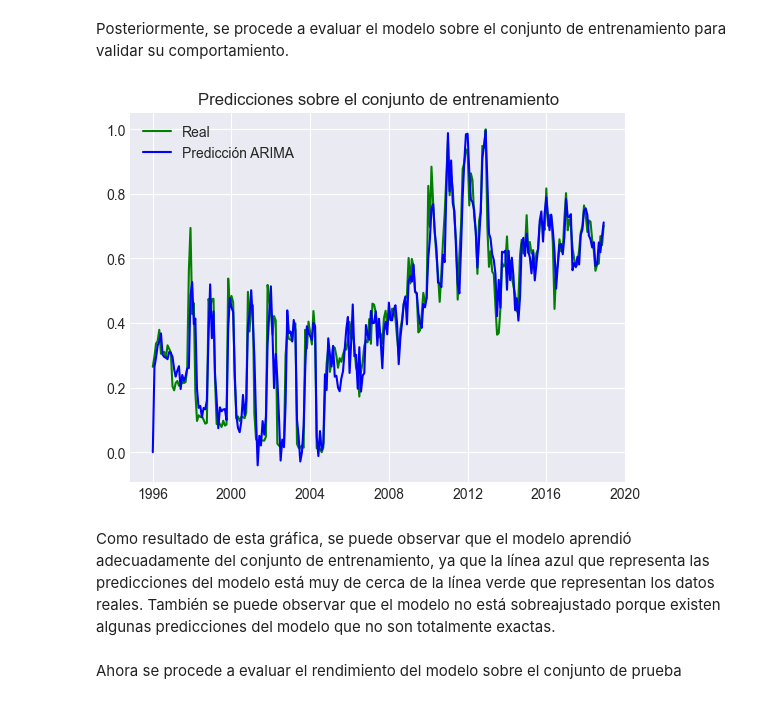
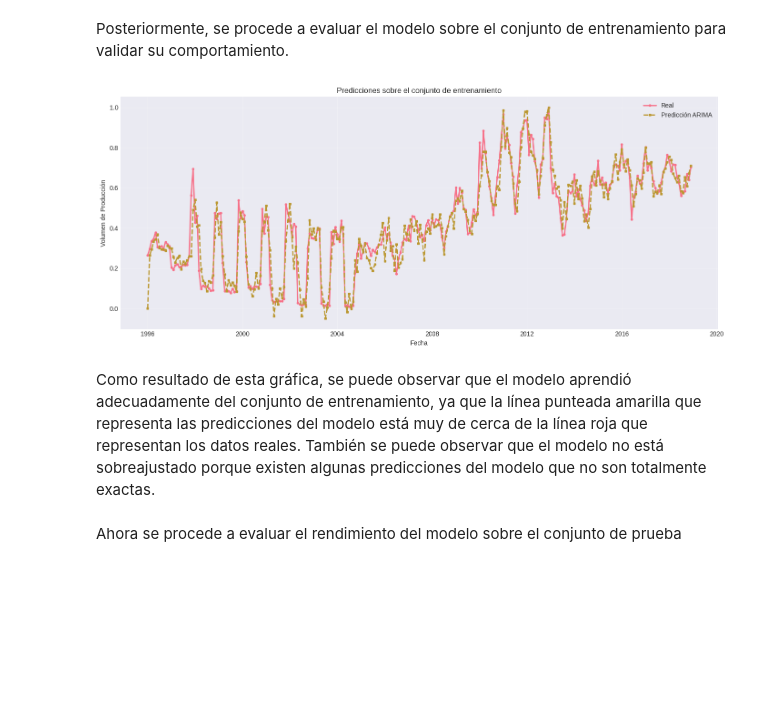
Before and after one commit to juan-pablo-lopez/tc5035-ene26-equipo29, a Jupyter notebook: Avance4.Equipo29.ipynb, the cells around one changed output. Drawn from its saved outputs; the diff is of its cells as text; code cells hidden in the pictures; blank space fills up the shorter version.

Commit message:
SARIMAX_final_model
Se vuelve a tunear el modelo SARIMAX, además de que se agregaron referencias, se estandarizaron todas las gráficas y se incluyó la tabla con los tiempos

```diff
--- a/Avance4.Equipo29.ipynb
+++ b/Avance4.Equipo29.ipynb
@@ -630,15 +627,20 @@ En cuanto a la gráfica de densidad de residuos se puede observar que está corr
 Posteriormente, se procede a evaluar el modelo sobre el conjunto de entrenamiento para validar su comportamiento.
 # %%
 # Comparación gráfica entre el modelo entrenado y los datos reales sobre el conjunto de entrenamiento
-plt.plot(y_train, label = 'Real', color = 'green')
-plt.plot(arima_model.fittedvalues, label = 'Predicción ARIMA', color = 'blue')
-plt.legend()
-plt.title("Predicciones sobre el conjunto de entrenamiento")
+fig, ax = plt.subplots(figsize=(14, 6))
+ax.plot(y_train, label='Real', linewidth=2, marker='o', markersize=3)
+ax.plot(arima_model.fittedvalues, label='Predicción ARIMA', linewidth=2, linestyle='--', marker='s', markersize=3)
+ax.set_xlabel('Fecha')
+ax.set_ylabel('Volumen de Producción')
+ax.set_title('Predicciones sobre el conjunto de entrenamiento')
+ax.legend()
+ax.grid(True, alpha=0.3)
+plt.tight_layout()
 plt.show()
 # %% [output]
-[figure, old version]
+[figure, new version]
 # %% [markdown]
-Como resultado de esta gráfica, se puede observar que el modelo aprendió adecuadamente del conjunto de entrenamiento, ya que la línea azul que representa las predicciones del modelo está muy de cerca de la línea verde que representan los datos reales. También se puede observar que el modelo no está sobreajustado porque existen algunas predicciones del modelo que no son totalmente exactas.
+Como resultado de esta gráfica, se puede observar que el modelo aprendió adecuadamente del conjunto de entrenamiento, ya que la línea punteada amarilla que representa las predicciones del modelo está muy de cerca de la línea roja que representan los datos reales. También se puede observar que el modelo no está sobreajustado porque existen algunas predicciones del modelo que no son totalmente exactas.
 # %% [markdown]
 Ahora se procede a evaluar el rendimiento del modelo sobre el conjunto de prueba
 # %%
```
Also changed, not shown: parts of 53 cells of this notebook.
